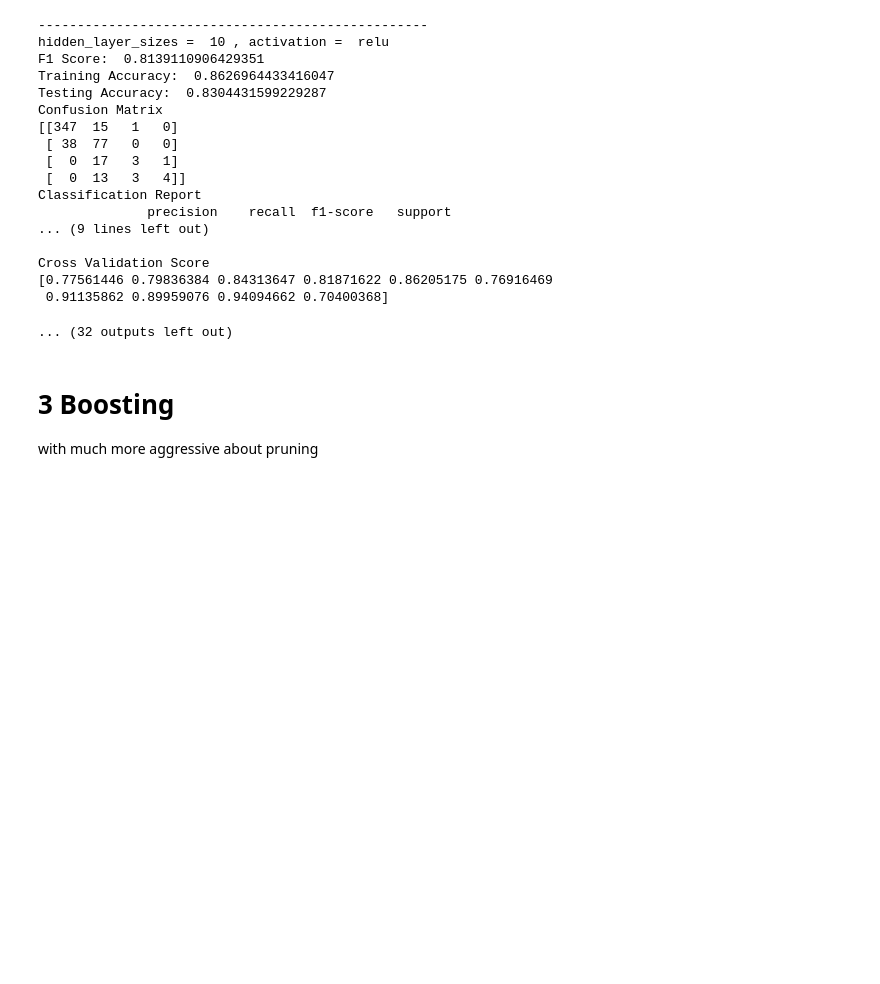
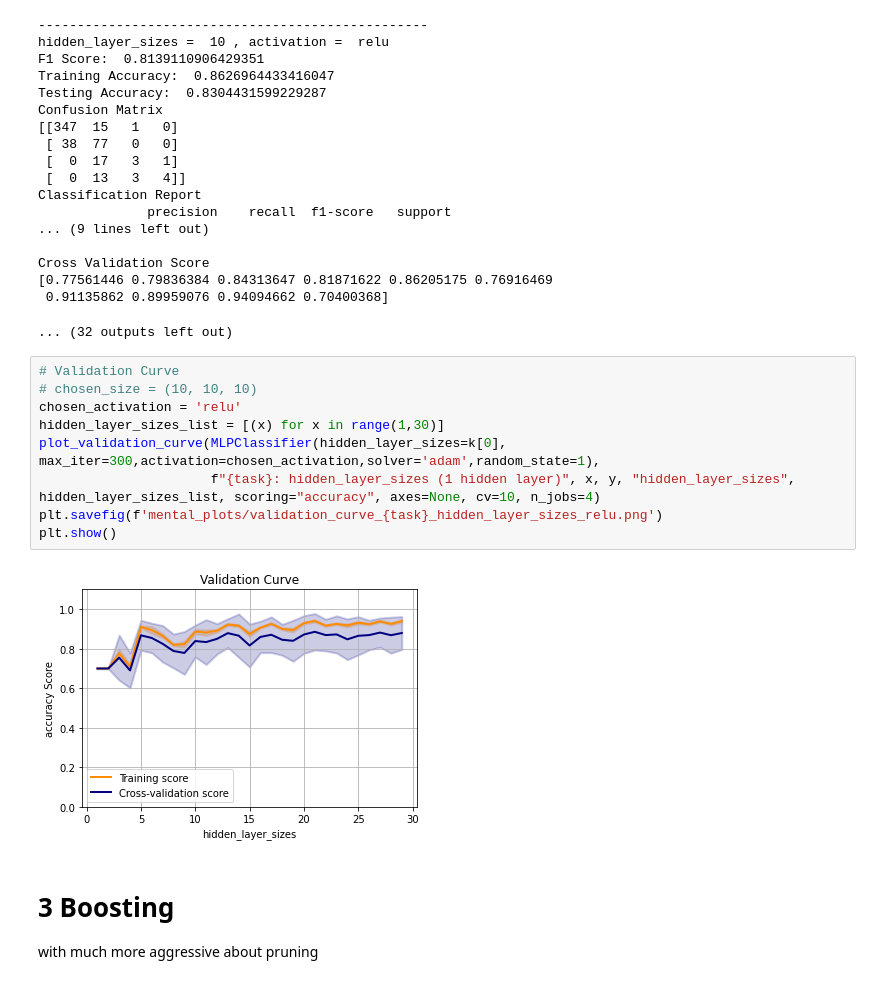
Before and after one commit to fonylew/machine-learning, a Jupyter notebook: supervised_learning/car_evaluation.ipynb, the cells around one changed output. Drawn from its saved outputs; the diff is of its cells as text; blank space fills up the shorter version.

```diff
--- a/supervised_learning/car_evaluation.ipynb
+++ b/supervised_learning/car_evaluation.ipynb
@@ -634,6 +634,17 @@ Cross Validation Score
 [0.77561446 0.79836384 0.84313647 0.81871622 0.86205175 0.76916469
  0.91135862 0.89959076 0.94094662 0.70400368]
 ... (32 outputs left out)
+# %%
+# Validation Curve
+# chosen_size = (10, 10, 10)
+chosen_activation = 'relu'
+hidden_layer_sizes_list = [(x) for x in range(1,30)]
+plot_validation_curve(MLPClassifier(hidden_layer_sizes=k[0], max_iter=300,activation=chosen_activation,solver='adam',random_state=1),
+                      f"{task}: hidden_layer_sizes (1 hidden layer)", x, y, "hidden_layer_sizes", hidden_layer_sizes_list, scoring="accuracy", axes=None, cv=10, n_jobs=4)
+plt.savefig(f'mental_plots/validation_curve_{task}_hidden_layer_sizes_relu.png')
+plt.show()
+# %% [output]
+[figure, added]
 # %% [markdown]
 # 3 Boosting
 
```
Also changed, not shown: 19 other files.
